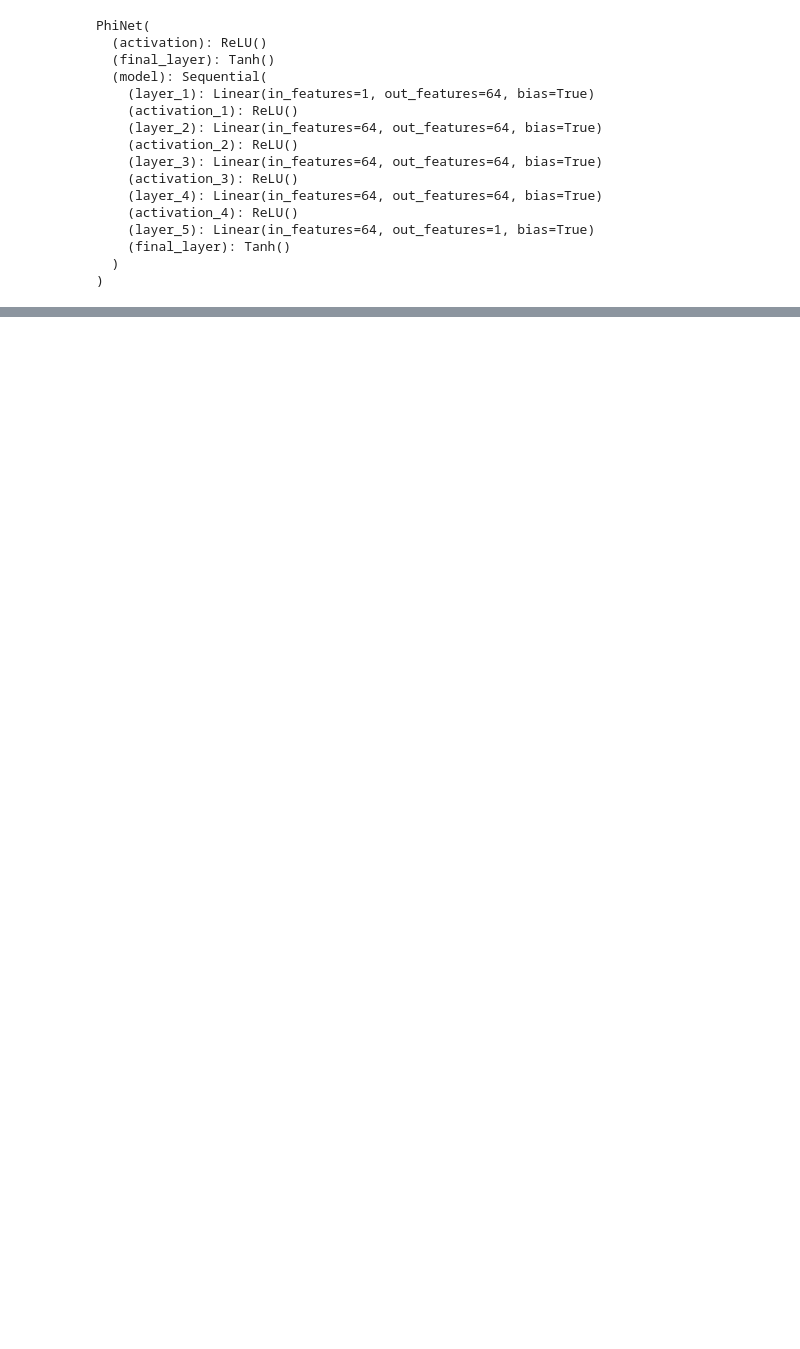
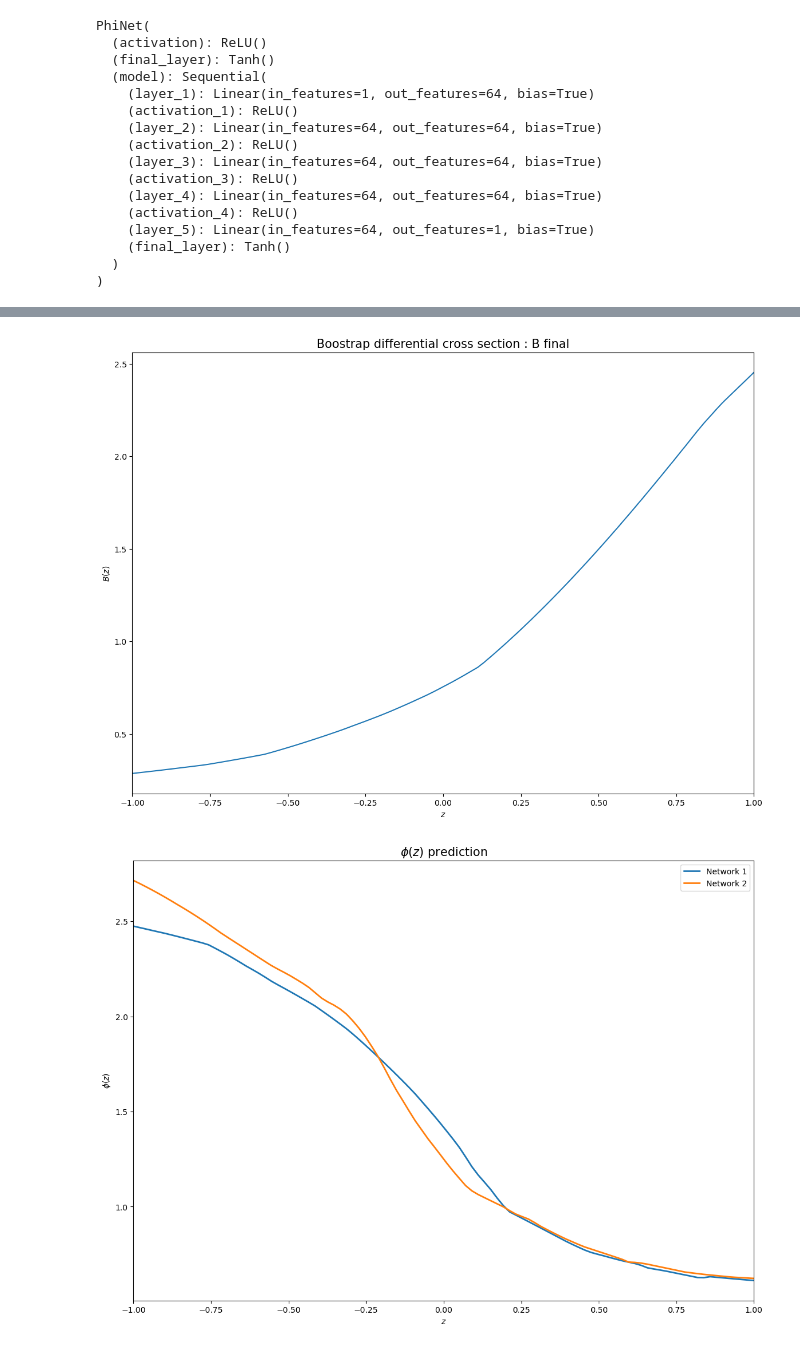
Before and after one commit to aureliendersy/S-Matrix-Bootstrap, a Jupyter notebook: 2to2_scattering_bmod.ipynb, the cells around one changed output, grey strips where cells are left out. Cells and saved outputs as stored; diff of their text form; code cells hidden in the pictures; blank space fills up the shorter version.

```diff
--- a/2to2_scattering_bmod.ipynb
+++ b/2to2_scattering_bmod.ipynb
@@ -791,0 +907,2 @@ tensor(0.0005, device='mps:0', grad_fn=<MseLossBackward0>)
+# %%
+netsolver = train_run(params, device, run, module_net=net_mod3, seed_num=seed_num, optim_name='Adam')
@@ -791,0 +928,26 @@ tensor(0.0005, device='mps:0', grad_fn=<MseLossBackward0>)
+# %%
+phievals = []
+sinphievals =[]
+eval_pt_loss_ses = []
+eval_pt_loss_noses = []
+for i in range(params['num_nets']):
+
+    if params['num_nets'] > 1:
+        netsolver.phi_net = netsolver.multi_nets[i]
+    zpointseval, phieval, sinphieval, eval_pt_loss_s, eval_pt_loss_no_s, b_points = eval_run_b(netsolver, params, device, run)
+    phievals.append(phieval)
+    sinphievals.append(sinphieval)
+    eval_pt_loss_ses.append(eval_pt_loss_s)
+    eval_pt_loss_noses.append(eval_pt_loss_no_s)
+
+plot_b(zpointseval, b_points, run)
+plot_phases(zpointseval, phievals, run)
+plot_point_losses(zpointseval, eval_pt_loss_ses, eval_pt_loss_noses, run)
+
+integralz = sin_mu_integral(params, device, netsolver, zpointseval)
+plot_sin_mu(zpointseval, integralz, tags)
+
+plot_summaries(zpointseval, phievals, sinphievals, integralz, run, tags)
+# %% [output]
+[figure, added]
+[figure, added]
```
Also changed, not shown: parts of 33 cells of this notebook, 2 other files.
